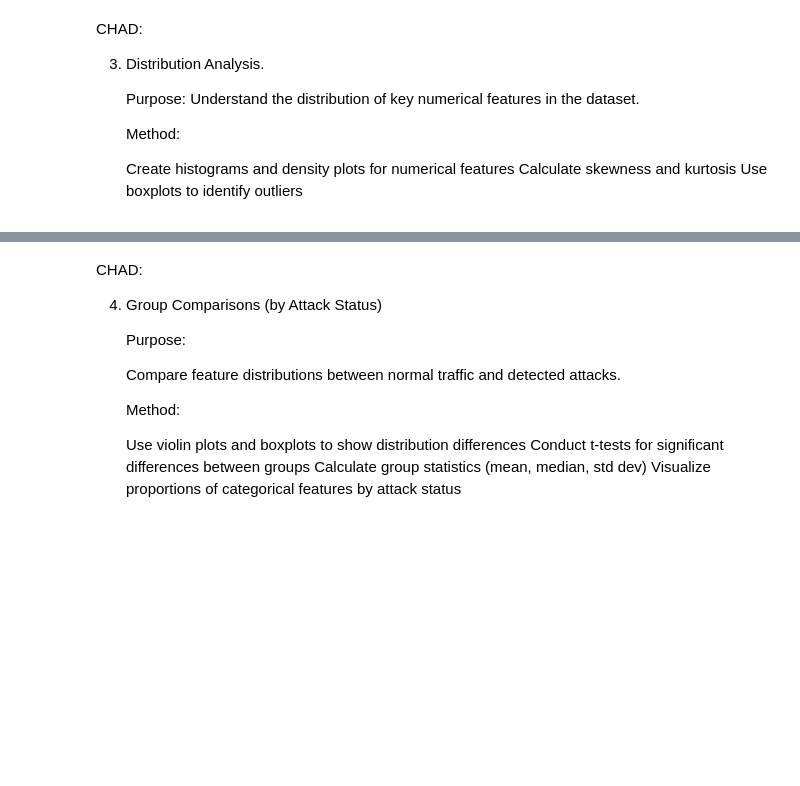
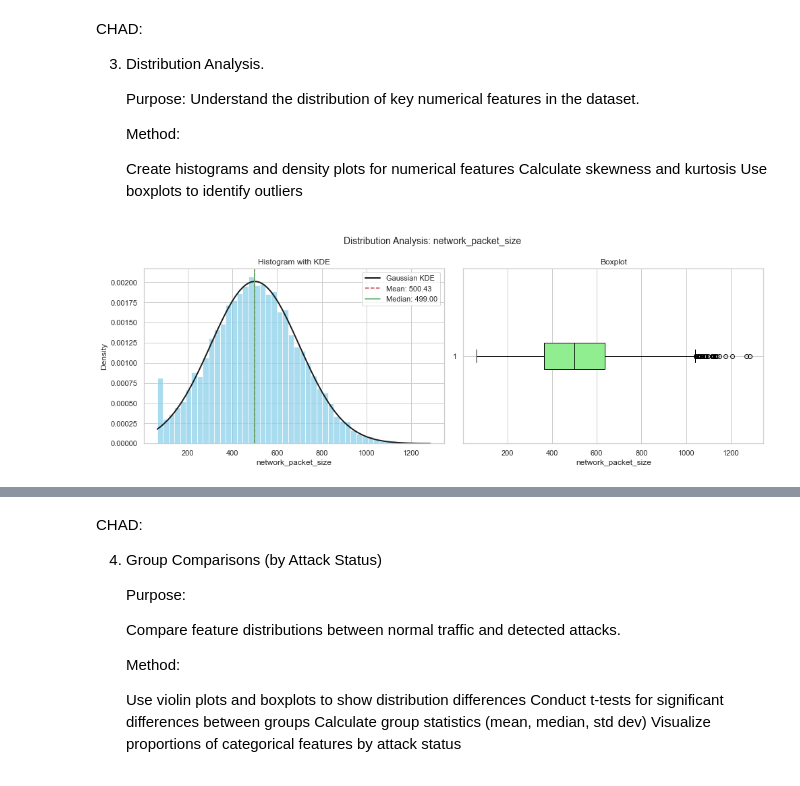
Before and after one commit to MarilynMaika/DSA2040A_DataMining_Group4, a Jupyter notebook: 2_exploratory_data_analysis.ipynb, the cells around one changed output, grey strips where cells are left out. Drawn from its saved outputs; the diff is of its cells as text; code cells hidden in the pictures; blank space fills up the shorter version.

Commit message:
Corrected the distributioin analysis section.

```diff
--- a/2_exploratory_data_analysis.ipynb
+++ b/2_exploratory_data_analysis.ipynb
@@ -130,3 +130,103 @@ CHAD:
     Create histograms and density plots for numerical features
     Calculate skewness and kurtosis
     Use boxplots to identify outliers
+# %%
+import numpy as np
+import matplotlib.pyplot as plt
+from scipy import stats
+
+# Select numerical columns (excluding session_id)
+num_cols = [col for col in df.select_dtypes(include=['float64', 'int64']).columns
+            if col != 'session_id']
+
+# Helper functions
+def describe_skew(s):
+    """Interpret skewness value"""
+    if s > 1 or s < -1:
+        return "Highly skewed"
+    elif 0.5 <= abs(s) <= 1:
+        return "Moderately skewed"
+    return "Approximately symmetric"
+
+def describe_kurtosis(k):
+    """Interpret kurtosis value"""
+    if k > 3:
+        return "Leptokurtic (heavy-tailed)"
+    elif k < 3:
+        return "Platykurtic (light-tailed)"
+    return "Mesokurtic (normal-like)"
+
+# Plot distributions for numerical features
+for col in num_cols:
+    # Convert to NumPy array and remove NaNs
+    data = df[col].dropna().values
+
+    # Create figure
+    fig, (ax1, ax2) = plt.subplots(1, 2, figsize=(14, 5))
+    fig.suptitle(f'Distribution Analysis: {col}', fontsize=14)
+
+    # Histogram with density curve (using Matplotlib)
+    n, bins, patches = ax1.hist(data, bins='auto', color='skyblue', alpha=0.7, density=True)
+    ax1.set_title(f'Histogram with KDE')
+    ax1.set_xlabel(col)
+    ax1.set_ylabel('Density')
+
+    # Add KDE using Gaussian approximation
+    mu, std = np.mean(data), np.std(data)
+    x = np.linspace(min(data), max(data), 100)
+    p = stats.norm.pdf(x, mu, std)
+    ax1.plot(x, p, 'k', linewidth=2, label='Gaussian KDE')
+
+    # Add mean and median lines
+    ax1.axvline(np.mean(data), color='r', linestyle='--', label=f'Mean: {np.mean(data):.2f}')
+    ax1.axvline(np.median(data), color='g', linestyle='-', label=f'Median: {np.median(data):.2f}')
+    ax1.legend()
+
+    # Boxplot (using Matplotlib)
+    ax2.boxplot(data, vert=False, patch_artist=True,
+               boxprops=dict(facecolor='lightgreen'),
+               medianprops=dict(color='black'))
+    ax2.set_title(f'Boxplot')
+    ax2.set_xlabel(col)
+
+    plt.tight_layout()
+    plt.show()
+
+    # Calculate distribution metrics
+    skewness = stats.skew(data)
+    kurtosis = stats.kurtosis(data, fisher=False)  # Fisher=False returns actual kurtosis
+
+    # Print comprehensive distribution report
+    print(f"\n{'='*60}")
+    print(f"📊 DISTRIBUTION REPORT FOR: {col}")
+    print(f"{'='*60}")
+    print(f"Count: {len(data):,}")
+    print(f"Mean: {np.mean(data):.4f}")
+    print(f"Median: {np.median(data):.4f}")
+    print(f"Standard Deviation: {np.std(data):.4f}")
+    print(f"Minimum: {np.min(data):.4f}")
+    print(f"25th Percentile: {np.percentile(data, 25):.4f}")
+    print(f"75th Percentile: {np.percentile(data, 75):.4f}")
+    print(f"Maximum: {np.max(data):.4f}")
+    print(f"Skewness: {skewness:.4f} → {describe_skew(skewness)}")
+    print(f"Kurtosis: {kurtosis:.4f} → {describe_kurtosis(kurtosis)}")
+
+    # Outlier analysis
+    q1, q3 = np.percentile(data, [25, 75])
+    iqr = q3 - q1
+    lower_bound = q1 - (1.5 * iqr)
+    upper_bound = q3 + (1.5 * iqr)
+    outliers = data[(data < lower_bound) | (data > upper_bound)]
+
+    print(f"\n🔍 Outlier Analysis:")
+    print(f"IQR: {iqr:.4f} (Q1: {q1:.4f}, Q3: {q3:.4f})")
+    print(f"Lower Bound: {lower_bound:.4f}")
+    print(f"Upper Bound: {upper_bound:.4f}")
+    print(f"Number of outliers: {len(outliers):,} ({len(outliers)/len(data)*100:.2f}% of data)")
+
+    if len(outliers) > 0:
+        print(f"Outlier range: {np.min(outliers):.4f} to {np.max(outliers):.4f}")
+
+    print(f"{'='*60}\n")
+# %% [output]
+[figure, added]
```
Also changed, not shown: parts of 2 cells of this notebook.
